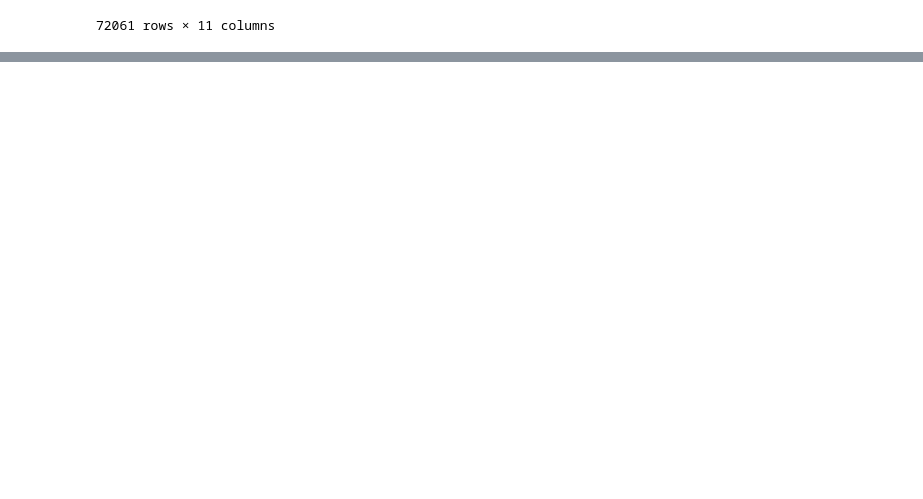
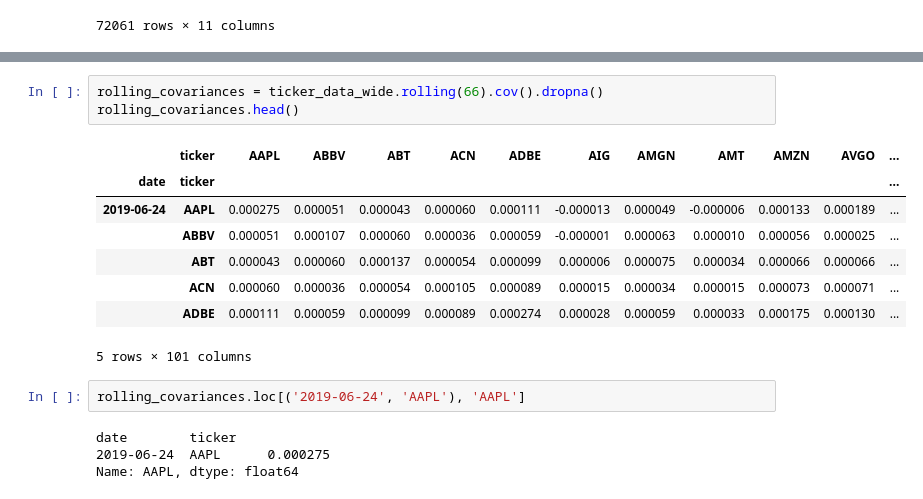
Before and after one commit to layoups/index-funds, a Jupyter notebook: preprocessing.ipynb, the cells around one changed output, grey strips where cells are left out. Cells and saved outputs as stored; diff of their text form; blank space fills up the shorter version.

```diff
--- a/preprocessing.ipynb
+++ b/preprocessing.ipynb
@@ -71,3 +100,21 @@ ticker_data
+# %%
+rolling_covariances = ticker_data_wide.rolling(66).cov().dropna()
+rolling_covariances.head()
+# %% [output]
+|  | ticker | AAPL | ABBV | ABT | ACN | ADBE | AIG | AMGN | AMT | AMZN | AVGO | ... |
+| date | ticker |  |  |  |  |  |  |  |  |  |  | ... |
+| 2019-06-24 | AAPL | 0.000275 | 0.000051 | 0.000043 | 0.000060 | 0.000111 | -0.000013 | 0.000049 | -0.000006 | 0.000133 | 0.000189 | ... |
+|  | ABBV | 0.000051 | 0.000107 | 0.000060 | 0.000036 | 0.000059 | -0.000001 | 0.000063 | 0.000010 | 0.000056 | 0.000025 | ... |
+|  | ABT | 0.000043 | 0.000060 | 0.000137 | 0.000054 | 0.000099 | 0.000006 | 0.000075 | 0.000034 | 0.000066 | 0.000066 | ... |
+|  | ACN | 0.000060 | 0.000036 | 0.000054 | 0.000105 | 0.000089 | 0.000015 | 0.000034 | 0.000015 | 0.000073 | 0.000071 | ... |
+|  | ADBE | 0.000111 | 0.000059 | 0.000099 | 0.000089 | 0.000274 | 0.000028 | 0.000059 | 0.000033 | 0.000175 | 0.000130 | ... |
+5 rows × 101 columns
+# %%
+rolling_covariances.loc[('2019-06-24', 'AAPL'), 'AAPL']
+# %% [output]
+date        ticker
+2019-06-24  AAPL      0.000275
+Name: AAPL, dtype: float64
 # %% [markdown]
 <a style='text-decoration:none;line-height:16px;display:flex;color:#5B5B62;padding:10px;justify-content:end;' href='https://deepnote.com?utm_source=created-in-deepnote-cell&projectId=80cc924b-f00e-4408-bf29-ac16ba2efaff' target="_blank">
 <img alt='Created in deepnote.com' style='display:inline;max-height:16px;margin:0px;margin-right:7.5px;' src='embedded-picture-1' > </img>
```
Also changed, not shown: parts of 2 cells of this notebook.
